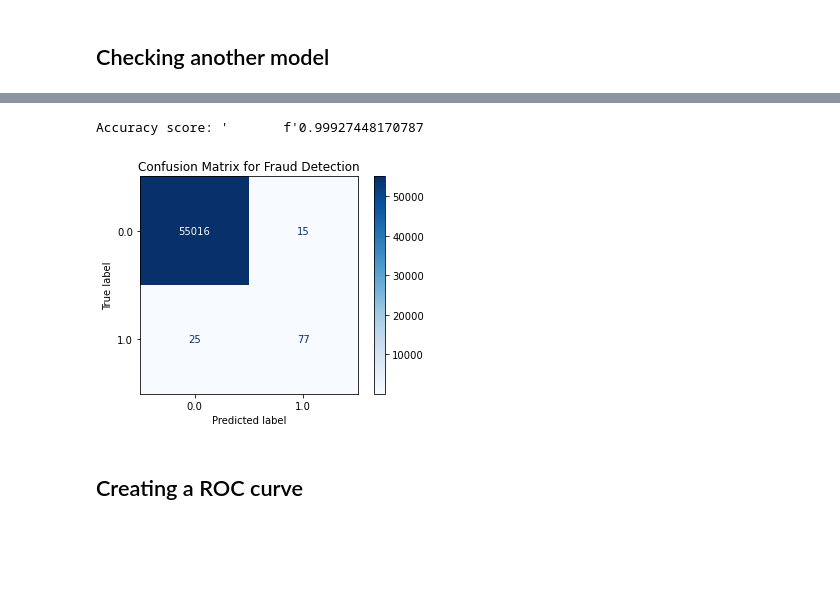
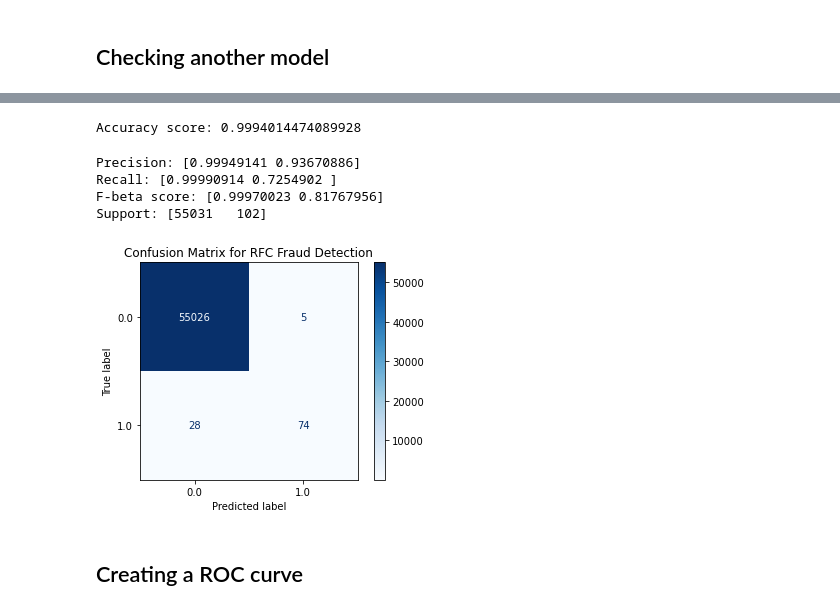
Before and after one commit to PacktPublishing/Machine-Learning-Security-Principles, a Jupyter notebook: Chapter 08/MLSec; 08; Perform Fraud Detection.ipynb, the cells around one changed output, grey strips where cells are left out. Drawn from its saved outputs; the diff is of its cells as text; code cells hidden in the pictures; blank space fills up the shorter version.

```diff
--- a/Chapter 08/MLSec; 08; Perform Fraud Detection.ipynb
+++ b/Chapter 08/MLSec; 08; Perform Fraud Detection.ipynb
@@ -210,6 +220,0 @@ from sklearn.neighbors import KNeighborsClassifier
-# %%
-mnb = MultinomialNB()
-mnb.fit(X_train, y_train)
-mnb_yHat = mnb.predict(X_test)
-print(f"Accuracy score: " \
-      f"{accuracy_score(y_test, mnb_yHat)}")
@@ -228,18 +220,0 @@ plt.show()
-# %%
-knn = KNeighborsClassifier(n_neighbors = 7)
-knn.fit(X_train, y_train)
-knn_yHat = knn.predict(X_test)
-print(f"Accuracy score: ' \
-      f'{accuracy_score(y_test, knn_yHat)}")
-# %% [output]
-Accuracy score: '       f'0.99927448170787
-# %%
-matrix = plot_confusion_matrix(knn,
-                               X=X_test,
-                               y_true=y_test,
-                               cmap=plt.cm.Blues)
-plt.title('Confusion Matrix for Fraud Detection')
-plt.show(matrix)
-plt.show()
-# %% [output]
-[figure, removed]
@@ -246,3 +224,34 @@ plt.show()
+# %%
+rfc = RandomForestClassifier(max_depth=9,
+                             n_estimators=100, n_jobs=-1)
+rfc.fit(X_train, y_train)
+rfc_yHat = rfc.predict(X_test)
+print(f"Accuracy score: " \
+      f"{accuracy_score(y_test, rfc_yHat)}")
+# %% [output]
+Accuracy score: 0.9994014474089928
+# %%
+precision, recall, fbeta_score, support = \
+    precision_recall_fscore_support(y_test, rfc_yHat)
+print(f"Precision: {precision}")
+print(f"Recall: {recall}")
+print(f"F-beta score: {fbeta_score}")
+print(f"Support: {support}")
+# %% [output]
+Precision: [0.99949141 0.93670886]
+Recall: [0.99990914 0.7254902 ]
+F-beta score: [0.99970023 0.81767956]
+Support: [55031   102]
+# %%
+matrix = plot_confusion_matrix(rfc,
+                               X=X_test,
+                               y_true=y_test,
+                               cmap=plt.cm.Blues)
+plt.title('Confusion Matrix for RFC Fraud Detection')
+plt.show(matrix)
+plt.show()
+# %% [output]
+[figure, added]
 # %% [markdown]
 ## Creating a ROC curve
 # %%
```
Also changed, not shown: parts of 9 cells of this notebook.
